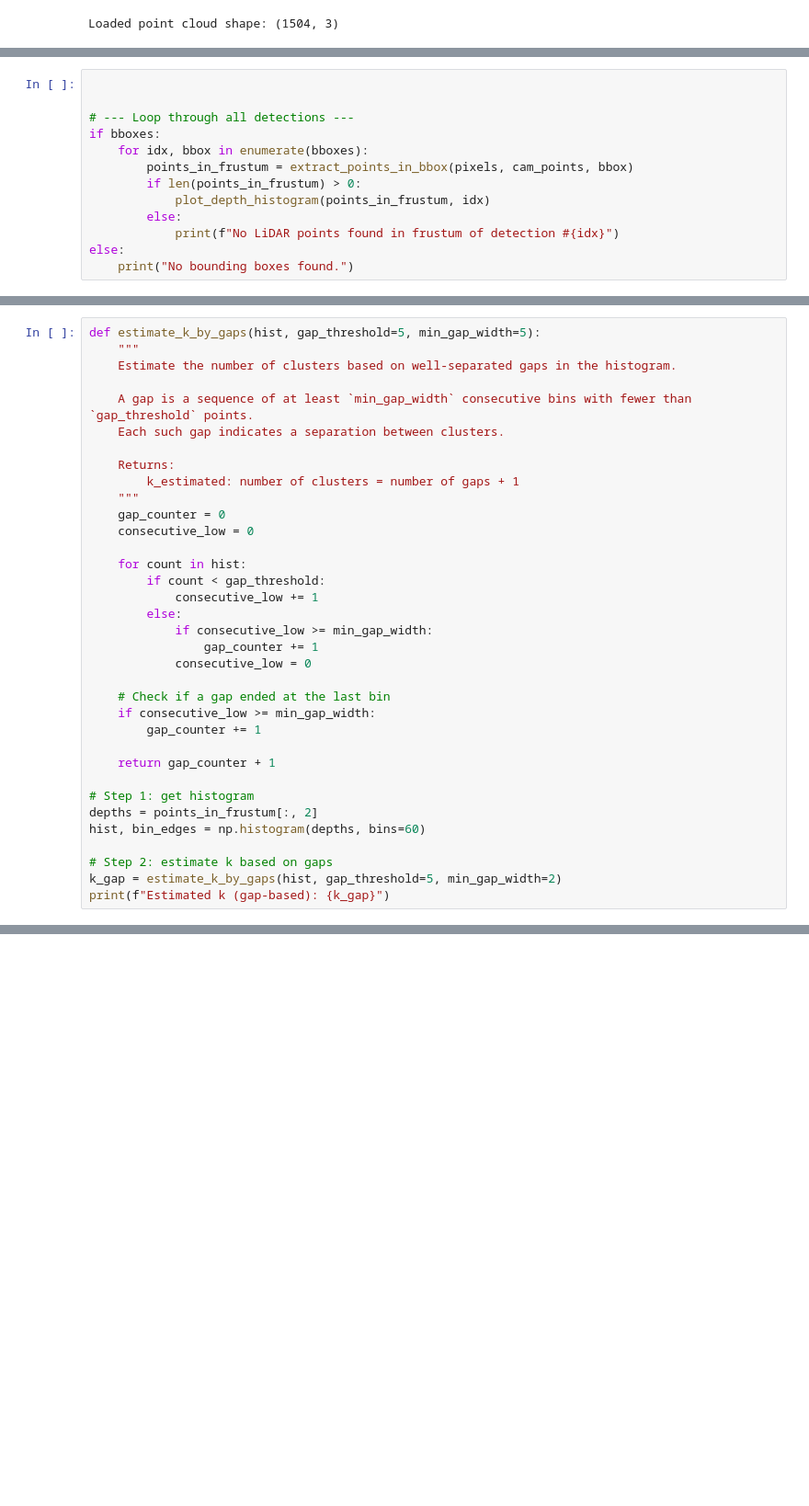
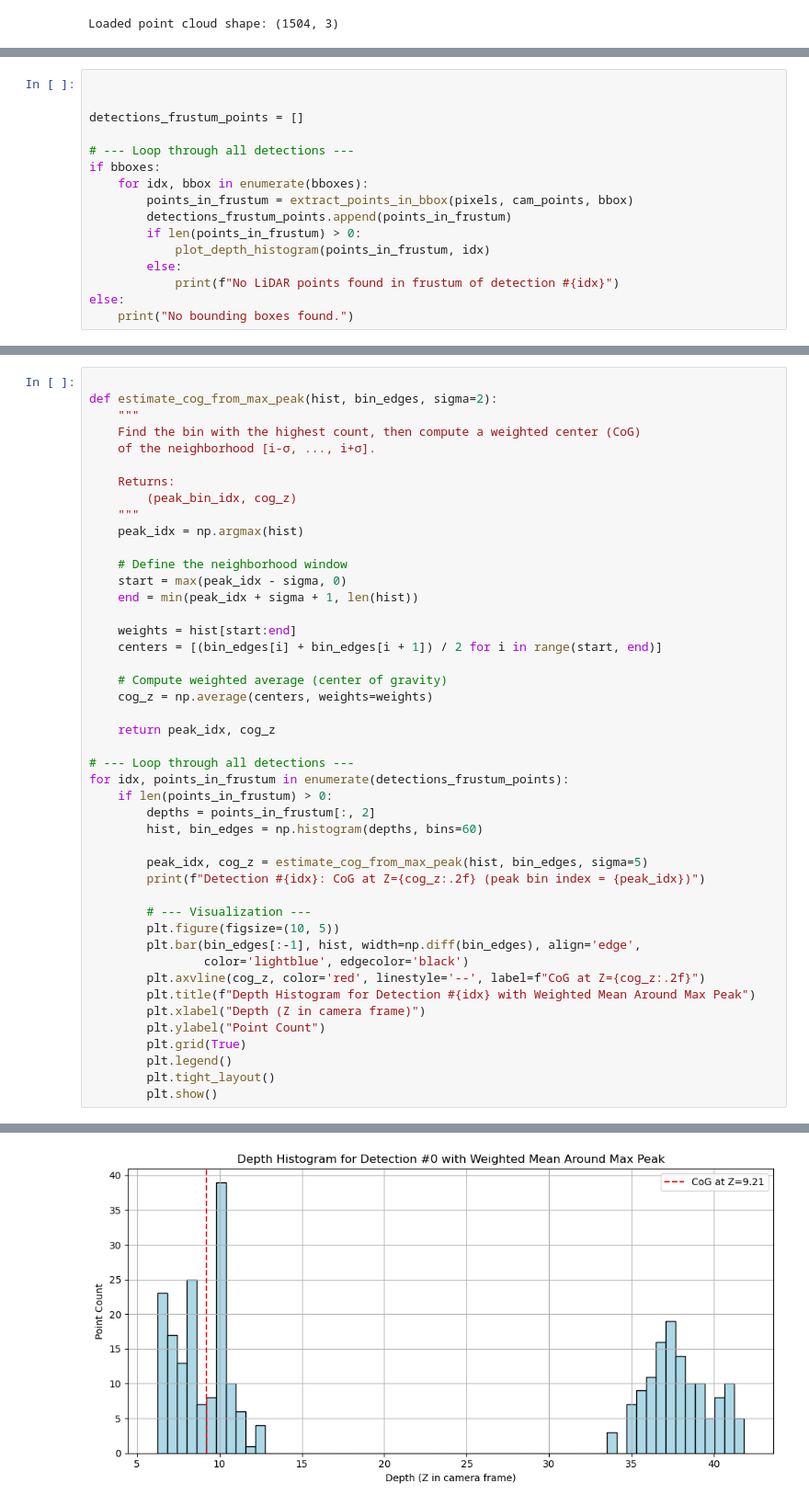
Before and after one commit to TristanWolfram/waves_sitaw_pkg, a Jupyter notebook: rbi_perception_pkg/testing/pointcloud_img_data/histogram_test.ipynb, the cells around one changed output, grey strips where cells are left out. Shown: that part at 92% size. Cells and saved outputs as stored; diff of their text form; blank space fills up the shorter version.

```diff
--- a/rbi_perception_pkg/testing/pointcloud_img_data/histogram_test.ipynb
+++ b/rbi_perception_pkg/testing/pointcloud_img_data/histogram_test.ipynb
@@ -151,11 +151,14 @@ plt.show()
 [figure]
 # %%
 
+
+detections_frustum_points = []
 
 # --- Loop through all detections ---
 if bboxes:
     for idx, bbox in enumerate(bboxes):
         points_in_frustum = extract_points_in_bbox(pixels, cam_points, bbox)
+        detections_frustum_points.append(points_in_frustum)
         if len(points_in_frustum) > 0:
             plot_depth_histogram(points_in_frustum, idx)
         else:
@@ -166,38 +169,48 @@ else:
 [figure]
 [figure]
 # %%
-def estimate_k_by_gaps(hist, gap_threshold=5, min_gap_width=5):
+
+def estimate_cog_from_max_peak(hist, bin_edges, sigma=2):
     """
-    Estimate the number of clusters based on well-separated gaps in the histogram.
-
-    A gap is a sequence of at least `min_gap_width` consecutive bins with fewer than `gap_threshold` points.
-    Each such gap indicates a separation between clusters.
+    Find the bin with the highest count, then compute a weighted center (CoG)
+    of the neighborhood [i-σ, ..., i+σ].
 
     Returns:
-        k_estimated: number of clusters = number of gaps + 1
+        (peak_bin_idx, cog_z)
     """
-    gap_counter = 0
-    consecutive_low = 0
+    peak_idx = np.argmax(hist)
 
-    for count in hist:
-        if count < gap_threshold:
-            consecutive_low += 1
-        else:
-            if consecutive_low >= min_gap_width:
-                gap_counter += 1
-            consecutive_low = 0
+    # Define the neighborhood window
+    start = max(peak_idx - sigma, 0)
+    end = min(peak_idx + sigma + 1, len(hist))
 
-    # Check if a gap ended at the last bin
-    if consecutive_low >= min_gap_width:
-        gap_counter += 1
+    weights = hist[start:end]
+    centers = [(bin_edges[i] + bin_edges[i + 1]) / 2 for i in range(start, end)]
 
-    return gap_counter + 1
+    # Compute weighted average (center of gravity)
+    cog_z = np.average(centers, weights=weights)
 
-# Step 1: get histogram
-depths = points_in_frustum[:, 2]
-hist, bin_edges = np.histogram(depths, bins=60)
+    return peak_idx, cog_z
 
-# Step 2: estimate k based on gaps
-k_gap = estimate_k_by_gaps(hist, gap_threshold=5, min_gap_width=2)
-print(f"Estimated k (gap-based): {k_gap}")
+# --- Loop through all detections ---
+for idx, points_in_frustum in enumerate(detections_frustum_points):
+    if len(points_in_frustum) > 0:
+        depths = points_in_frustum[:, 2]
+        hist, bin_edges = np.histogram(depths, bins=60)
+
+        peak_idx, cog_z = estimate_cog_from_max_peak(hist, bin_edges, sigma=5)
+        print(f"Detection #{idx}: CoG at Z={cog_z:.2f} (peak bin index = {peak_idx})")
+
+        # --- Visualization ---
+        plt.figure(figsize=(10, 5))
+        plt.bar(bin_edges[:-1], hist, width=np.diff(bin_edges), align='edge',
+                color='lightblue', edgecolor='black')
+        plt.axvline(cog_z, color='red', linestyle='--', label=f"CoG at Z={cog_z:.2f}")
+        plt.title(f"Depth Histogram for Detection #{idx} with Weighted Mean Around Max Peak")
+        plt.xlabel("Depth (Z in camera frame)")
+        plt.ylabel("Point Count")
+        plt.grid(True)
+        plt.legend()
+        plt.tight_layout()
+        plt.show()
 # %% [output]
@@ -204,0 +218 @@ Estimated k (gap-based): 3
+[figure, added]
```
Also changed, not shown: parts of 3 cells of this notebook, 3 other files.
